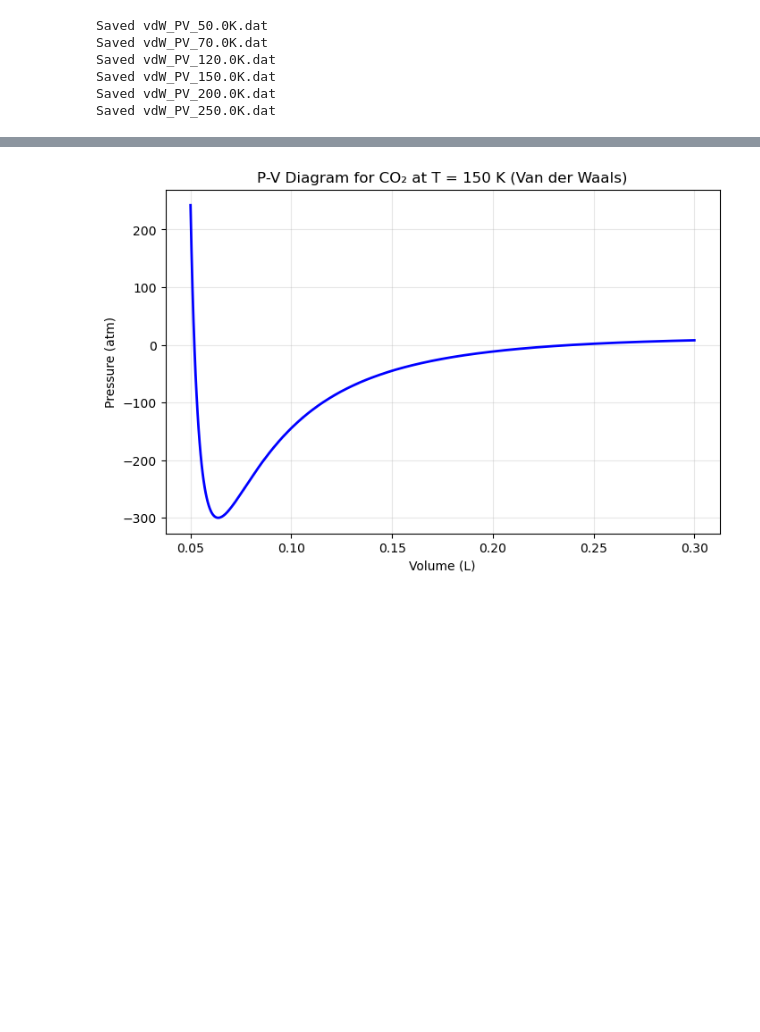
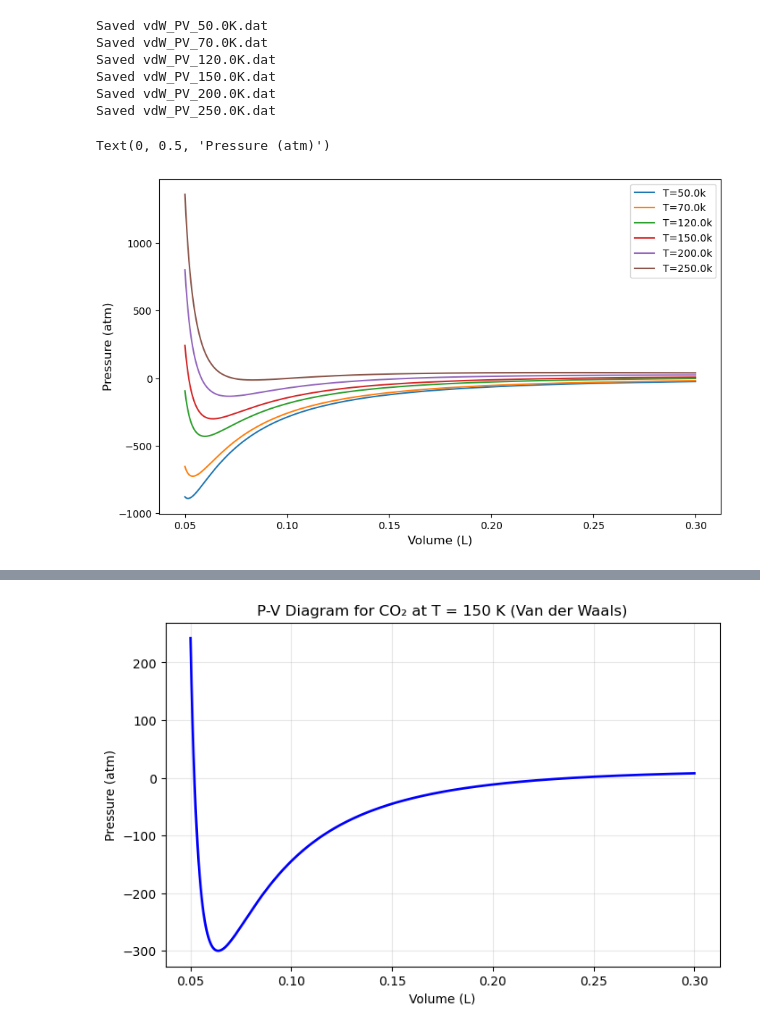
Before and after one commit to ock-group/CHME212-2026-Spring, a Jupyter notebook: _sources/docs/lab05/05_lab_solution.ipynb, the cells around one changed output, grey strips where cells are left out. Drawn from its saved outputs; the diff is of its cells as text; code cells hidden in the pictures; blank space fills up the shorter version.

```diff
--- a/_sources/docs/lab05/05_lab_solution.ipynb
+++ b/_sources/docs/lab05/05_lab_solution.ipynb
@@ -265,6 +267,13 @@ Use the format keyword to create such filenames.
 # Step a) Import libraries
 import numpy as np
 import matplotlib.pyplot as plt
+
+def p_vdw(n, V, T, R, a, b):
+    """
+    Calculate pressure using the van der Waals equation.
+    p = nRT/(V - nb) - n²a/V²
+    """
+    return (n * R * T) / (V - n * b) - (n**2 * a) / (V**2)
 
 # Step b) Read temperature data from file
 T = np.loadtxt('temperatures.dat', comments='#', dtype='float')
@@ -345,6 +354,69 @@ Saved vdW_PV_120.0K.dat
 Saved vdW_PV_150.0K.dat
 Saved vdW_PV_200.0K.dat
 Saved vdW_PV_250.0K.dat
+# %%
+import numpy as np
+import matplotlib.pyplot as plt
+# def VdW_p(n,T,V):
+#     R = 0.082057
+#     a = 3.640/1.01325
+#     b = 0.04267
+#     P = (n*R*T) / (V-n*b) - (n**2 * a) / (V**2)#((n*R*T)/(V-n*b))-(((n**2)*a)/(V**2))
+#     return P
+
+def p_vdw(n, V, T, R, a, b):
+    """
+    Calculate pressure using the van der Waals equation.
+    p = nRT/(V - nb) - n²a/V²
+    """
+    return (n * R * T) / (V - n * b) - (n**2 * a) / (V**2)
+
+# Constants (same as Problem 1)
+R = 0.082057
+a = 3.640 / 1.01325 # L²·bar/mol² → L²·atm/mol²
+b = 0.04267
+n = 1.0
+
+def p_vdw(n, V, T, R, a, b):
+    """
+    Calculate pressure using the van der Waals equation.
+    p = nRT/(V - nb) - n²a/V²
+    """
+    return (n*R*T) / (V-n*b) - (n**2 * a) / (V**2) # (n * R * T) / (V - n * b) - (n**2 * a) / (V**2)
+
+
+# Step b) Read temperature data from file
+T = np.loadtxt('temperatures.dat', comments='#', dtype='float')
+
+
+# Step c) Create volume array
+plt.figure(figsize=(10,6))
+volume = np.linspace(0.05, 0.3, 1000)
+
+pressures = []
+for i,temp in enumerate(T):
+    P_temp = []
+    for V in volume:
+        p = p_vdw(n, V, temp, R, a, b)
+        P_temp.append(p)
+    pressures.append(P_temp)
+
+    plt.plot(volume,P_temp,label=f"T={temp}k")
+
+
+plt.legend()
+plt.xlabel('Volume (L)',fontsize=12)
+plt.ylabel('Pressure (atm)',fontsize=12)
+
+
+
+
+
+
+# plt.savefig('vdW_PV_diagram_low.png', dpi=50)
+# %% [output]
+Text(0, 0.5, 'Pressure (atm)')
+[figure, added]
 # %% [markdown]
 ### Problem 3: Reading and Plotting P-V Data
 
```
Also changed, not shown: parts of 3 cells of this notebook, 12 other files.
